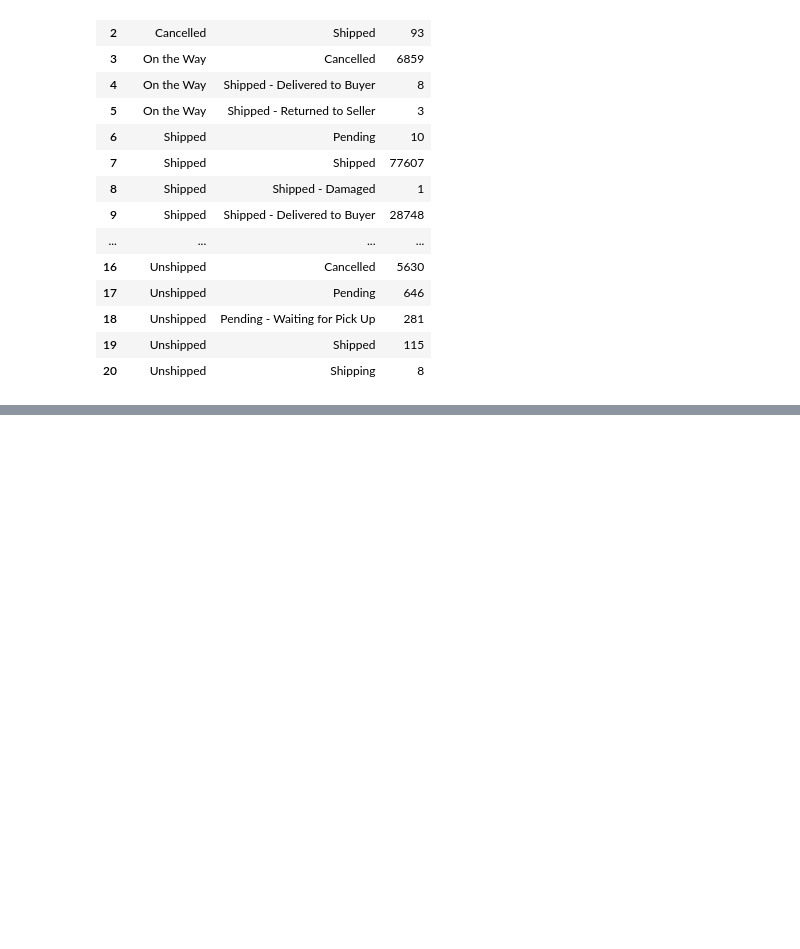
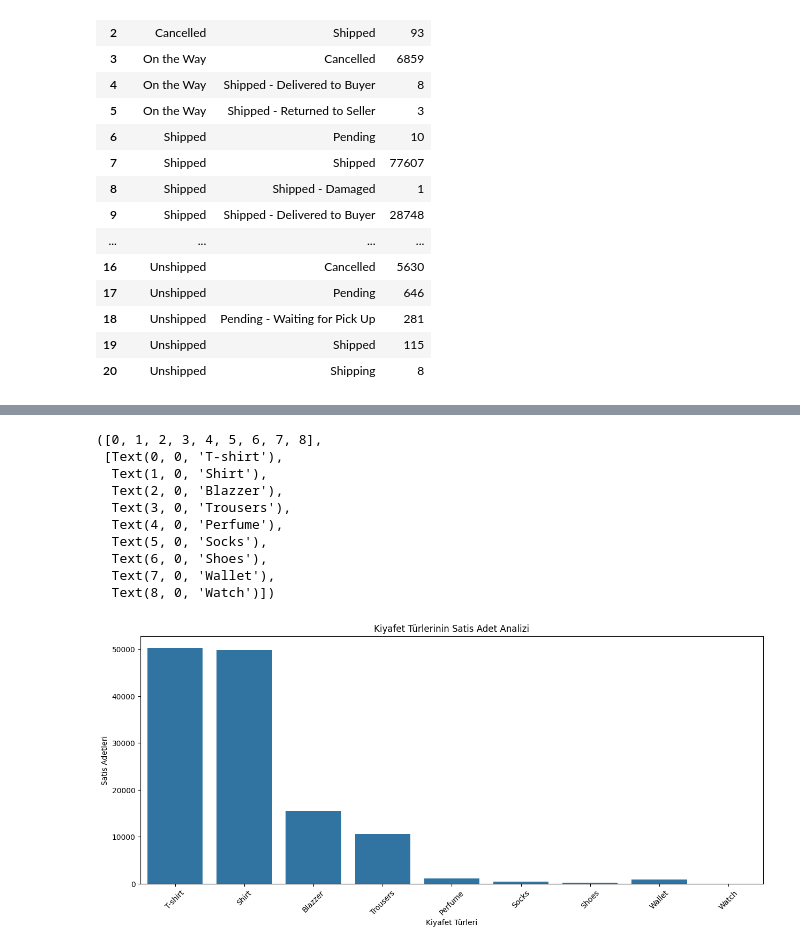
Before and after one commit to KisiselMertProjeleri/Amazon_Sales_Dataset_Project, a Jupyter notebook: amazon_sales.ipynb, the cells around one changed output, grey strips where cells are left out. Drawn from its saved outputs; the diff is of its cells as text; code cells hidden in the pictures; blank space fills up the shorter version.

Commit message:
ürün satis adet analizi yapildi

```diff
--- a/amazon_sales.ipynb
+++ b/amazon_sales.ipynb
@@ -446,0 +472,19 @@ Text(0, 0.5, 'Siparis Adetleri')
+# %%
+plt.figure(figsize = (15, 6))
+sns.countplot(x = 'Category', data = df)
+plt.title('Kiyafet Türlerinin Satis Adet Analizi')
+plt.xlabel('Kiyafet Türleri')
+plt.ylabel('Satis Adetleri')
+plt.xticks(rotation = 45)
+# %% [output]
+([0, 1, 2, 3, 4, 5, 6, 7, 8],
+ [Text(0, 0, 'T-shirt'),
+  Text(1, 0, 'Shirt'),
+  Text(2, 0, 'Blazzer'),
+  Text(3, 0, 'Trousers'),
+  Text(4, 0, 'Perfume'),
+  Text(5, 0, 'Socks'),
+  Text(6, 0, 'Shoes'),
+  Text(7, 0, 'Wallet'),
+  Text(8, 0, 'Watch')])
+[figure, added]
```
Also changed, not shown: parts of 6 cells of this notebook, 2 other files.
